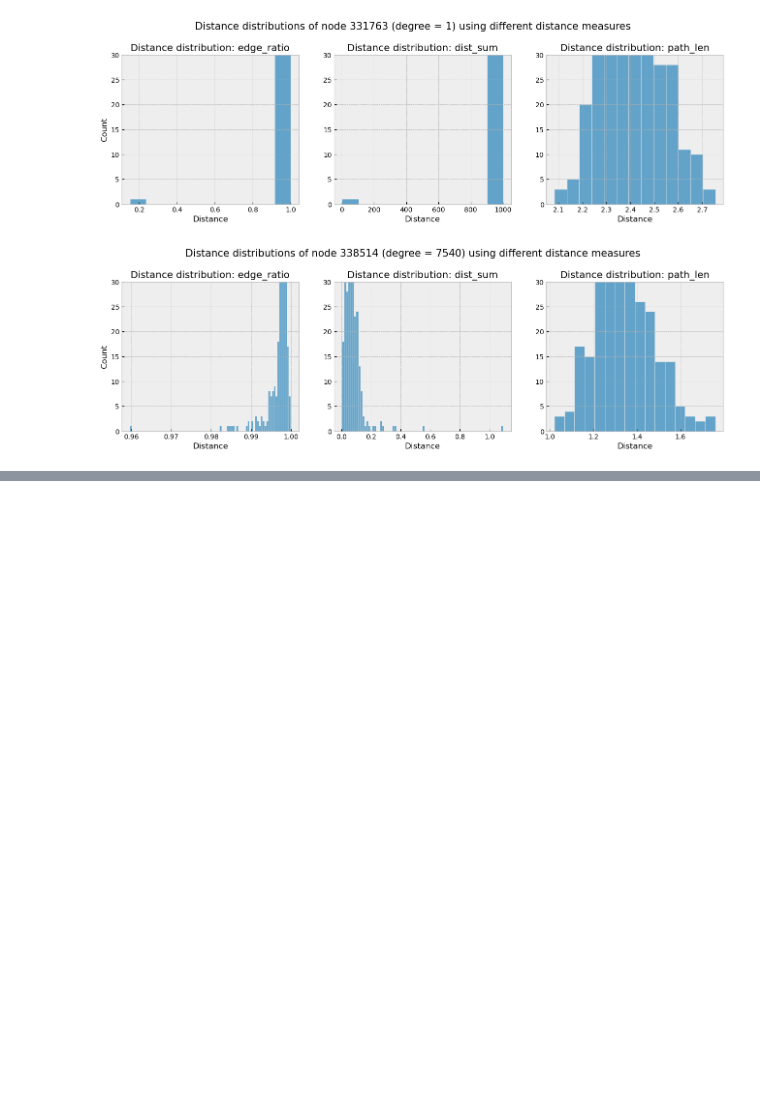
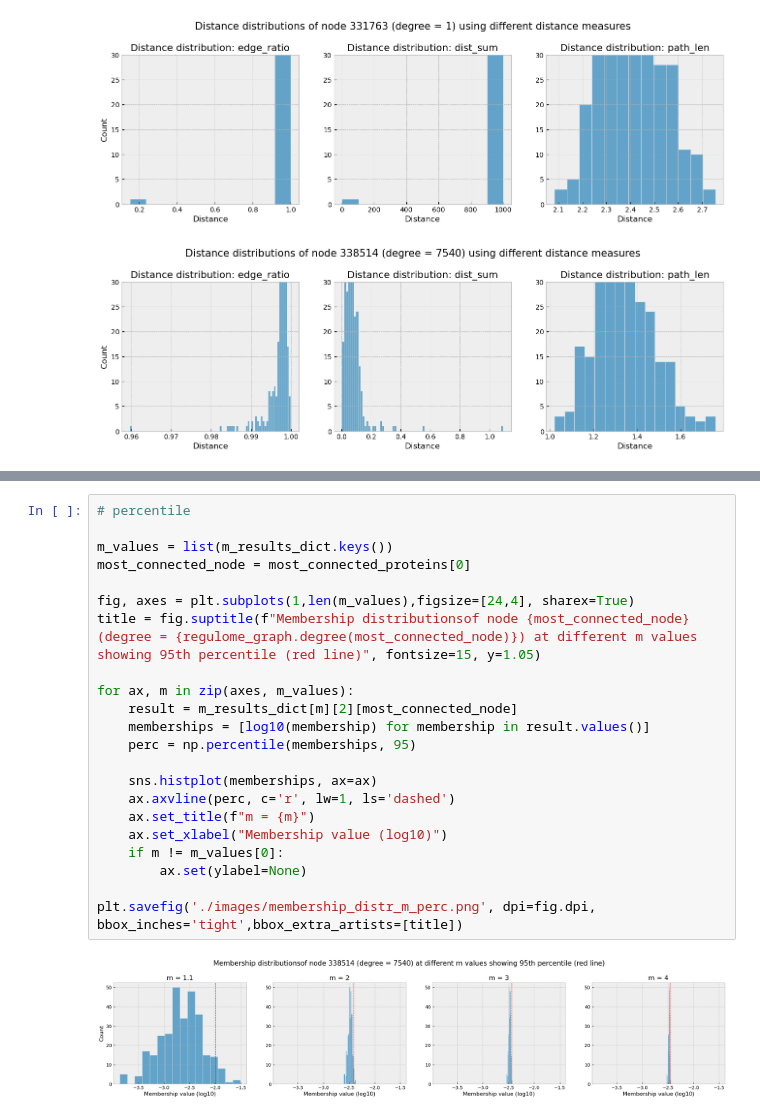
Before and after one commit to ViHoller/regulomeClustering, a Jupyter notebook: c_means_distances.ipynb, the cells around one changed output, grey strips where cells are left out. Drawn from its saved outputs; the diff is of its cells as text; blank space fills up the shorter version.

```diff
--- a/c_means_distances.ipynb
+++ b/c_means_distances.ipynb
@@ -163,0 +168,24 @@ plt.savefig('./images/membership_distr_least_connected.png', dpi=fig.dpi, bbox_i
+# %%
+# percentile
+
+m_values = list(m_results_dict.keys())
+most_connected_node = most_connected_proteins[0]
+
+fig, axes = plt.subplots(1,len(m_values),figsize=[24,4], sharex=True)
+title = fig.suptitle(f"Membership distributionsof node {most_connected_node} (degree = {regulome_graph.degree(most_connected_node)}) at different m values showing 95th percentile (red line)", fontsize=15, y=1.05)
+
+for ax, m in zip(axes, m_values):
+    result = m_results_dict[m][2][most_connected_node]
+    memberships = [log10(membership) for membership in result.values()]
+    perc = np.percentile(memberships, 95)
+
+    sns.histplot(memberships, ax=ax)
+    ax.axvline(perc, c='r', lw=1, ls='dashed')
+    ax.set_title(f"m = {m}")
+    ax.set_xlabel("Membership value (log10)")
+    if m != m_values[0]:
+        ax.set(ylabel=None)
+
+plt.savefig('./images/membership_distr_m_perc.png', dpi=fig.dpi, bbox_inches='tight',bbox_extra_artists=[title])
+# %% [output]
+[figure, added]
```
Also changed, not shown: parts of 4 cells of this notebook, 2 other files.
